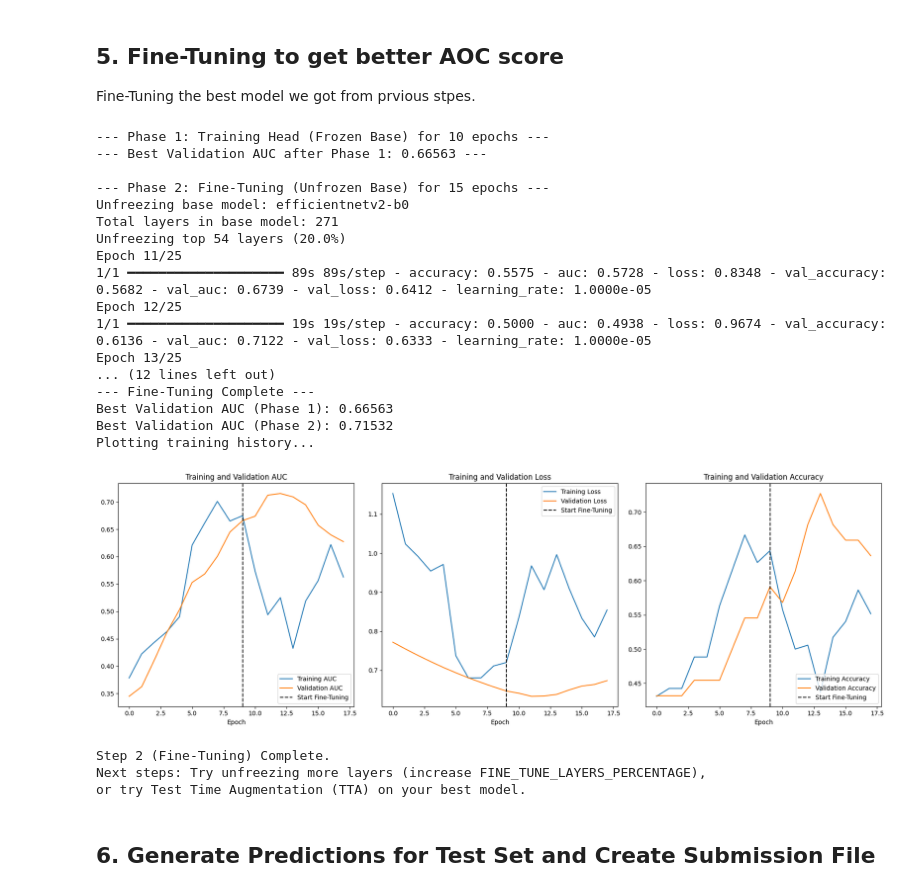
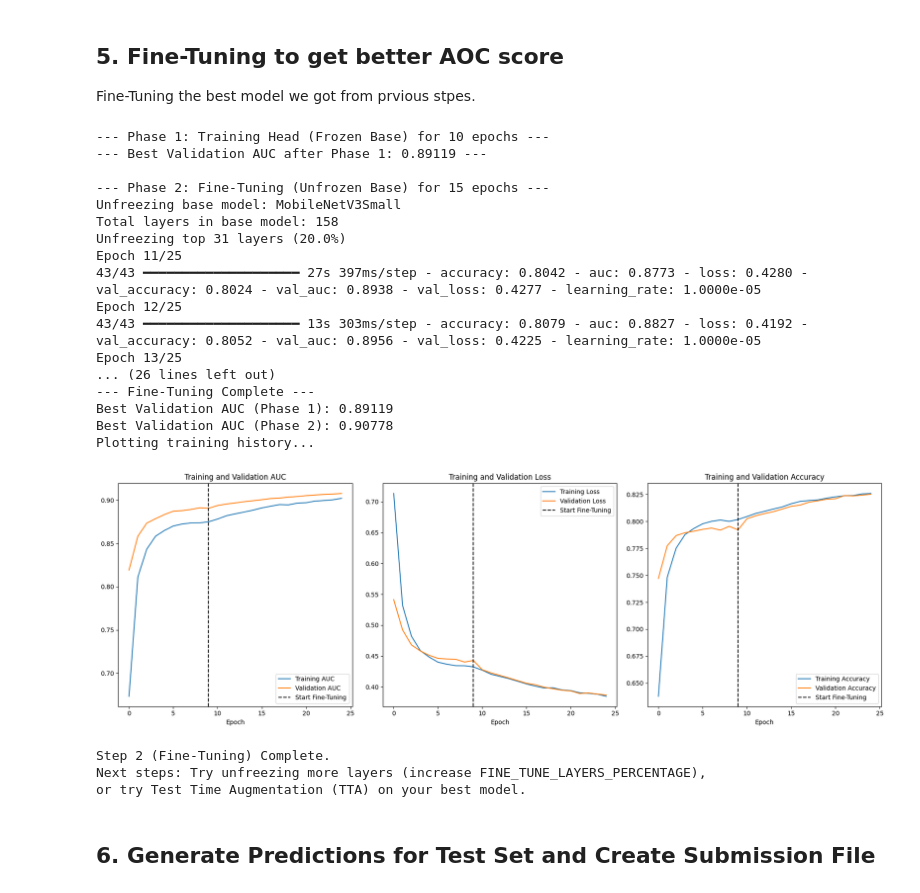
Before and after one commit to RockDeng110/Histopathologic-Cancer-Detection-Kaggle, a Jupyter notebook: histopathologic_cancer_detection.ipynb, the cells around one changed output. Drawn from its saved outputs; the diff is of its cells as text; code cells hidden in the pictures.

```diff
--- a/histopathologic_cancer_detection.ipynb
+++ b/histopathologic_cancer_detection.ipynb
@@ -499,7 +496,7 @@ debug_df = all_labels_df_clean.sample(frac=FRAC, random_state=SEED).reset_index(
 print(f"Original sample count (all_labels_df_clean): {len(all_labels_df_clean)}")
 print(f"Debug sample count (debug_df): {len(debug_df)}")
 
-DEBUG_MODE=1
+DEBUG_MODE=0
 if DEBUG_MODE:
     print("Enter debug mode: use only portion of data")
     all_df = debug_df
@@ -912,7 +908,7 @@ print(f"Unfreezing top {layers_to_unfreeze} layers ({FINE_TUNE_LAYERS_PERCENTAGE
 
 # 3. Freeze bottom layers, only unfreeze top layers
 # **Advanced technique**: Keep BatchNormalization layers frozen
-for i, layer in enumerate(base_model.layers):
+for i, layer in enumerate(best_model_base_model.layers):
     if i < total_layers - layers_to_unfreeze:
         layer.trainable = False
     else:
@@ -943,43 +939,43 @@ history_phase2 = best_model.fit(
     train_dataset,
     epochs=TOTAL_EPOCHS, # Total epochs to train
     initial_epoch=history_phase1.epoch[-1] + 1, # Start from where previous phase ended
     validation_data=val_dataset,
     callbacks=callbacks,
     verbose=1
 )
 
 # 6. Summarize results
 best_val_auc_phase2 = max(history_phase2.history.get('val_auc', [0.0]))
 print(f"\n--- Fine-Tuning Complete ---")
 print(f"Best Validation AUC (Phase 1): {best_val_auc_phase1:.5f}")
 print(f"Best Validation AUC (Phase 2): {best_val_auc_phase2:.5f}")
 
 # 7. Plot training history
 print("Plotting training history...")
 plot_history(history_phase1, history_phase2, INITIAL_EPOCHS)
 
 print("\nStep 2 (Fine-Tuning) Complete.")
 print("Next steps: Try unfreezing more layers (increase FINE_TUNE_LAYERS_PERCENTAGE),")
 print("or try Test Time Augmentation (TTA) on your best model.")
 # %% [output]
 --- Phase 1: Training Head (Frozen Base) for 10 epochs ---
---- Best Validation AUC after Phase 1: 0.66563 ---
+--- Best Validation AUC after Phase 1: 0.89119 ---
 
 --- Phase 2: Fine-Tuning (Unfrozen Base) for 15 epochs ---
-Unfreezing base model: efficientnetv2-b0
-Total layers in base model: 271
-Unfreezing top 54 layers (20.0%)
+Unfreezing base model: MobileNetV3Small
+Total layers in base model: 158
+Unfreezing top 31 layers (20.0%)
 Epoch 11/25
-1/1 ━━━━━━━━━━━━━━━━━━━━ 89s 89s/step - accuracy: 0.5575 - auc: 0.5728 - loss: 0.8348 - val_accuracy: 0.5682 - val_auc: 0.6739 - val_loss: 0.6412 - learning_rate: 1.0000e-05
+43/43 ━━━━━━━━━━━━━━━━━━━━ 27s 397ms/step - accuracy: 0.8042 - auc: 0.8773 - loss: 0.4280 - val_accuracy: 0.8024 - val_auc: 0.8938 - val_loss: 0.4277 - learning_rate: 1.0000e-05
 Epoch 12/25
-1/1 ━━━━━━━━━━━━━━━━━━━━ 19s 19s/step - accuracy: 0.5000 - auc: 0.4938 - loss: 0.9674 - val_accuracy: 0.6136 - val_auc: 0.7122 - val_loss: 0.6333 - learning_rate: 1.0000e-05
+43/43 ━━━━━━━━━━━━━━━━━━━━ 13s 303ms/step - accuracy: 0.8079 - auc: 0.8827 - loss: 0.4192 - val_accuracy: 0.8052 - val_auc: 0.8956 - val_loss: 0.4225 - learning_rate: 1.0000e-05
 Epoch 13/25
-... (12 lines left out)
+... (26 lines left out)
 --- Fine-Tuning Complete ---
-Best Validation AUC (Phase 1): 0.66563
-Best Validation AUC (Phase 2): 0.71532
+Best Validation AUC (Phase 1): 0.89119
+Best Validation AUC (Phase 2): 0.90778
 Plotting training history...
-[figure, old version]
+[figure, new version]
 Step 2 (Fine-Tuning) Complete.
 Next steps: Try unfreezing more layers (increase FINE_TUNE_LAYERS_PERCENTAGE),
 or try Test Time Augmentation (TTA) on your best model.
```
Also changed, not shown: parts of 9 cells of this notebook.
